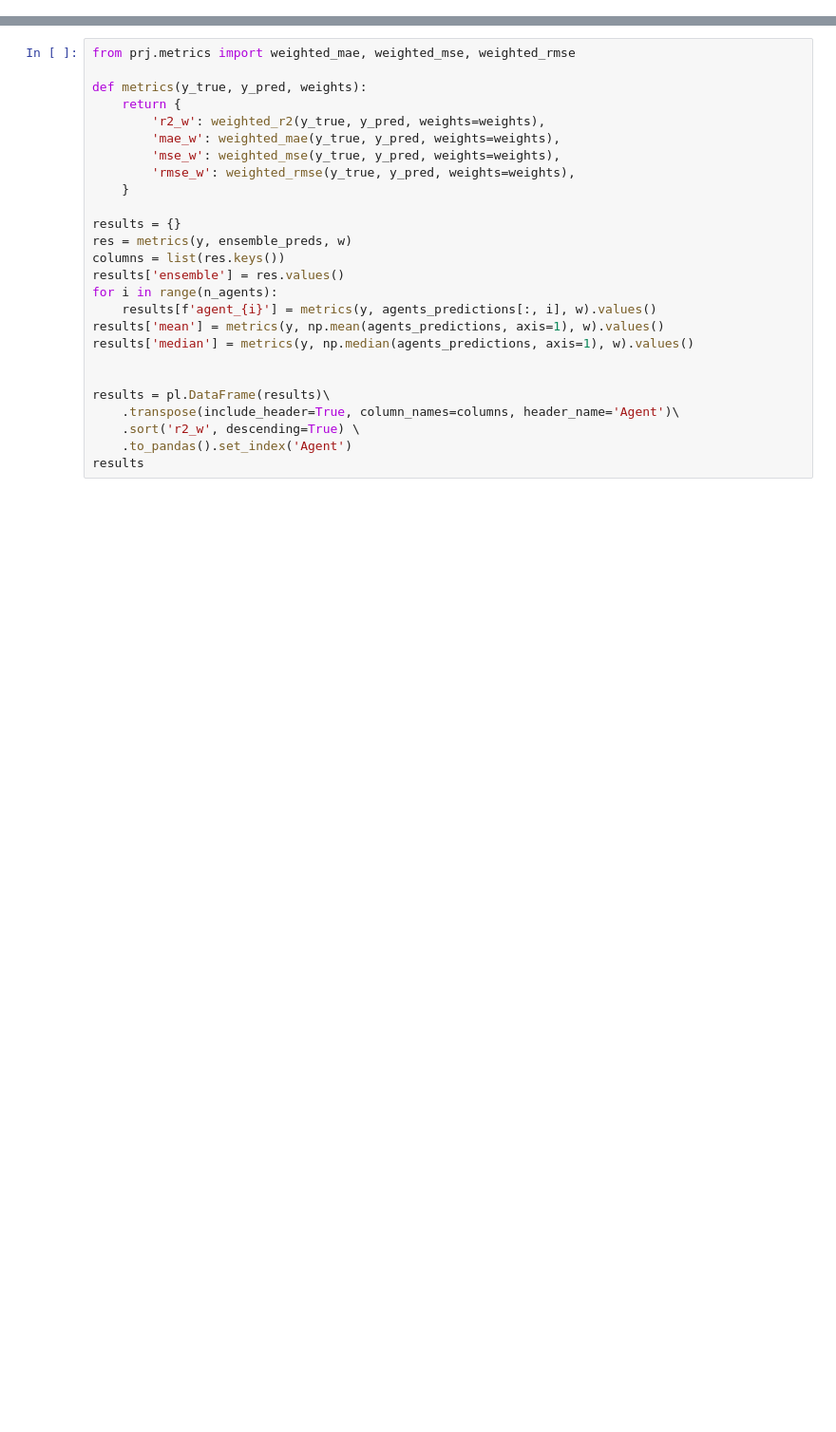
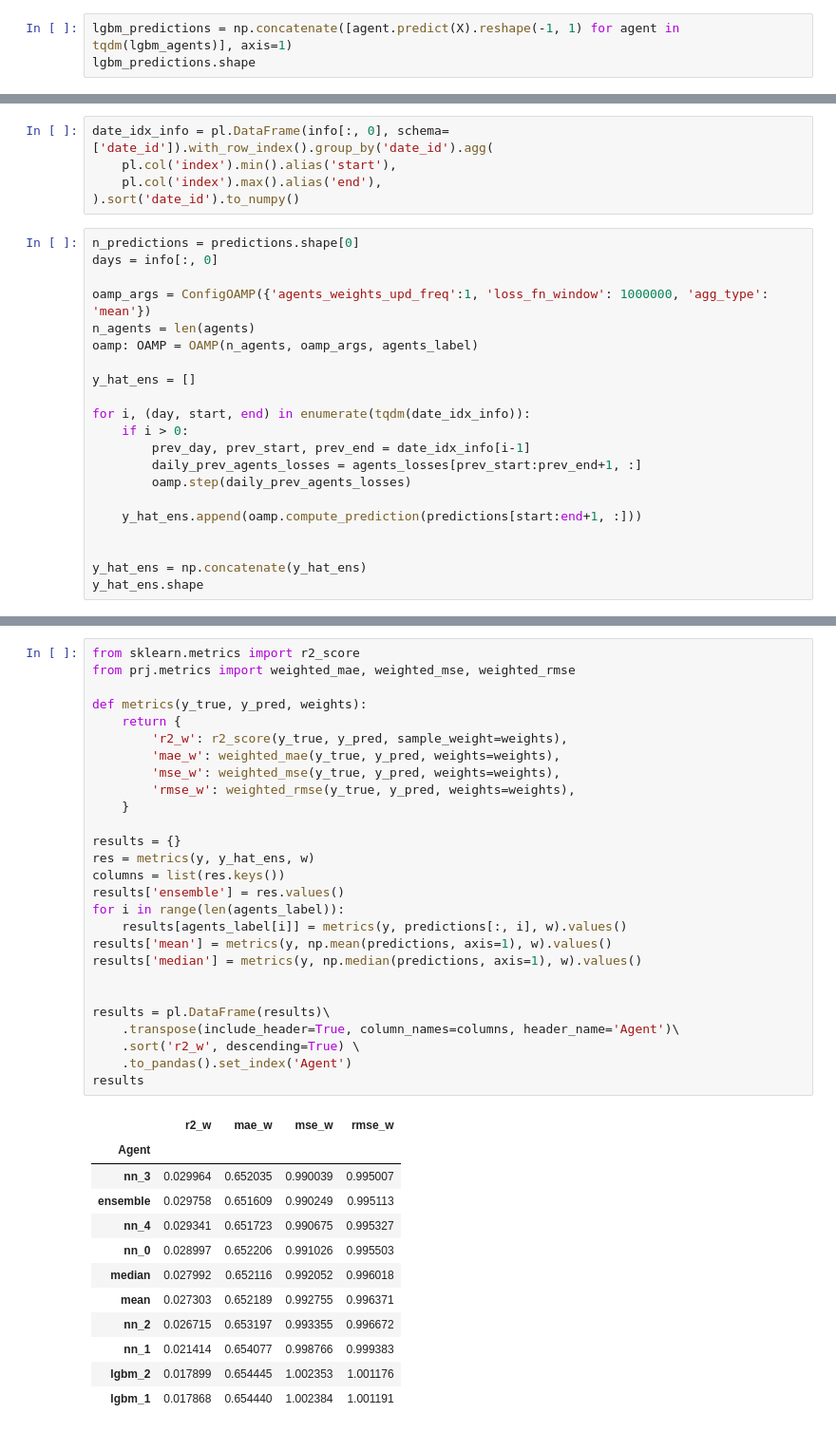
Before and after one commit to lorecampa/jane_street_forecasting, a Jupyter notebook: nbs/oamp.ipynb, the cells around one changed output, grey strips where cells are left out. Shown: that part at 95% size. Saved outputs shown, nothing was run; the diff lists cells and outputs as text; blank space fills up the shorter version.

```diff
--- a/nbs/oamp.ipynb
+++ b/nbs/oamp.ipynb
@@ -92,0 +92,3 @@ ensemble_preds.shape
+# %%
+lgbm_predictions = np.concatenate([agent.predict(X).reshape(-1, 1) for agent in tqdm(lgbm_agents)], axis=1)
+lgbm_predictions.shape
@@ -92,0 +578,26 @@ ensemble_preds.shape
+# %%
+date_idx_info = pl.DataFrame(info[:, 0], schema=['date_id']).with_row_index().group_by('date_id').agg(
+    pl.col('index').min().alias('start'),
+    pl.col('index').max().alias('end'),
+).sort('date_id').to_numpy()
+# %%
+n_predictions = predictions.shape[0]
+days = info[:, 0]
+
+oamp_args = ConfigOAMP({'agents_weights_upd_freq':1, 'loss_fn_window': 1000000, 'agg_type': 'mean'})
+n_agents = len(agents)
+oamp: OAMP = OAMP(n_agents, oamp_args, agents_label)
+
+y_hat_ens = []
+
+for i, (day, start, end) in enumerate(tqdm(date_idx_info)):
+    if i > 0:
+        prev_day, prev_start, prev_end = date_idx_info[i-1]
+        daily_prev_agents_losses = agents_losses[prev_start:prev_end+1, :]
+        oamp.step(daily_prev_agents_losses)
+
+    y_hat_ens.append(oamp.compute_prediction(predictions[start:end+1, :]))
+
+
+y_hat_ens = np.concatenate(y_hat_ens)
+y_hat_ens.shape
@@ -93,28 +606,42 @@ ensemble_preds.shape
 # %%
+from sklearn.metrics import r2_score
 from prj.metrics import weighted_mae, weighted_mse, weighted_rmse
 
 def metrics(y_true, y_pred, weights):
     return {
-        'r2_w': weighted_r2(y_true, y_pred, weights=weights),
+        'r2_w': r2_score(y_true, y_pred, sample_weight=weights),
         'mae_w': weighted_mae(y_true, y_pred, weights=weights),
         'mse_w': weighted_mse(y_true, y_pred, weights=weights),
         'rmse_w': weighted_rmse(y_true, y_pred, weights=weights),
     }
 
 results = {}
-res = metrics(y, ensemble_preds, w)
+res = metrics(y, y_hat_ens, w)
 columns = list(res.keys())
 results['ensemble'] = res.values()
-for i in range(n_agents):
-    results[f'agent_{i}'] = metrics(y, agents_predictions[:, i], w).values()
-results['mean'] = metrics(y, np.mean(agents_predictions, axis=1), w).values()
-results['median'] = metrics(y, np.median(agents_predictions, axis=1), w).values()
+for i in range(len(agents_label)):
+    results[agents_label[i]] = metrics(y, predictions[:, i], w).values()
+results['mean'] = metrics(y, np.mean(predictions, axis=1), w).values()
+results['median'] = metrics(y, np.median(predictions, axis=1), w).values()
 
 
 results = pl.DataFrame(results)\
     .transpose(include_header=True, column_names=columns, header_name='Agent')\
     .sort('r2_w', descending=True) \
     .to_pandas().set_index('Agent')
 results
+# %% [output]
+|  | r2_w | mae_w | mse_w | rmse_w |
+| Agent |  |  |  |  |
+| nn_3 | 0.029964 | 0.652035 | 0.990039 | 0.995007 |
+| ensemble | 0.029758 | 0.651609 | 0.990249 | 0.995113 |
+| nn_4 | 0.029341 | 0.651723 | 0.990675 | 0.995327 |
+| nn_0 | 0.028997 | 0.652206 | 0.991026 | 0.995503 |
+| median | 0.027992 | 0.652116 | 0.992052 | 0.996018 |
+| mean | 0.027303 | 0.652189 | 0.992755 | 0.996371 |
+| nn_2 | 0.026715 | 0.653197 | 0.993355 | 0.996672 |
+| nn_1 | 0.021414 | 0.654077 | 0.998766 | 0.999383 |
+| lgbm_2 | 0.017899 | 0.654445 | 1.002353 | 1.001176 |
+| lgbm_1 | 0.017868 | 0.654440 | 1.002384 | 1.001191 |
 # %%
 oamp.plot_stats()
```
Also changed, not shown: parts of 32 cells of this notebook, 36 other files.
